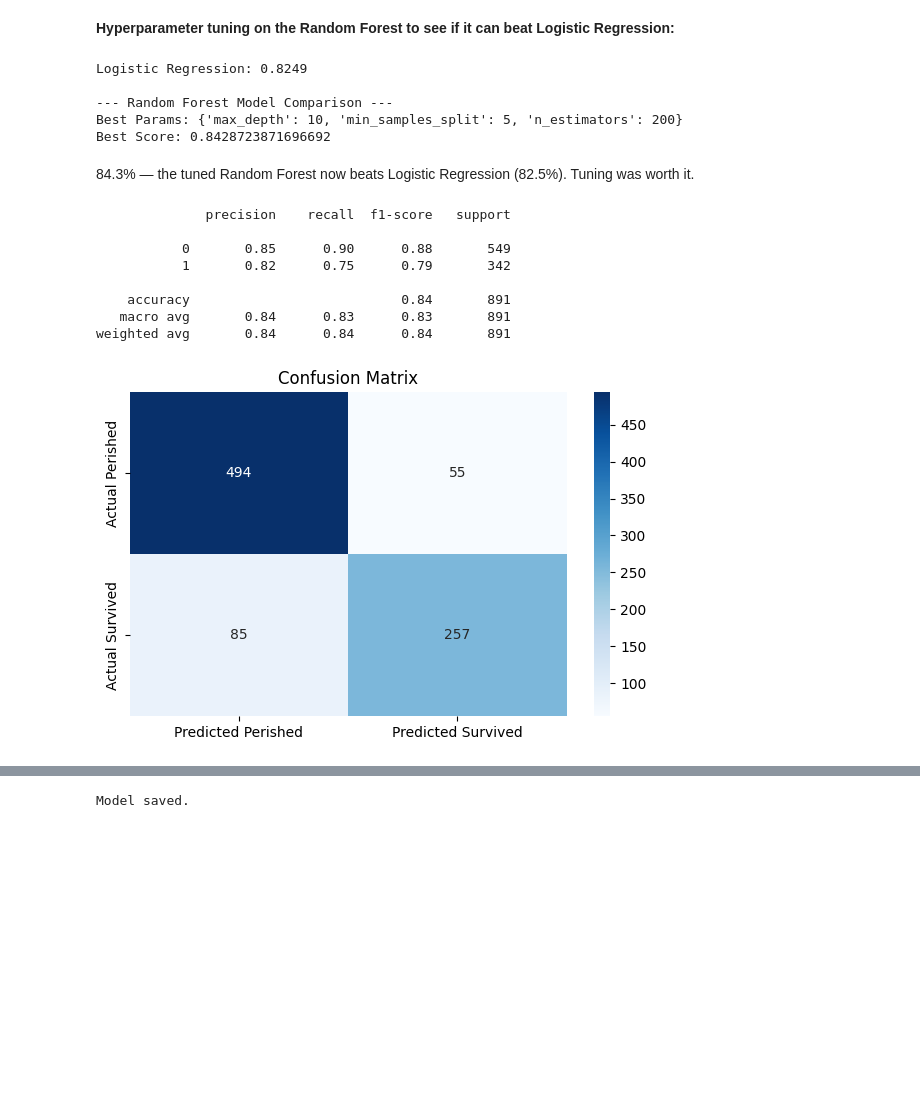
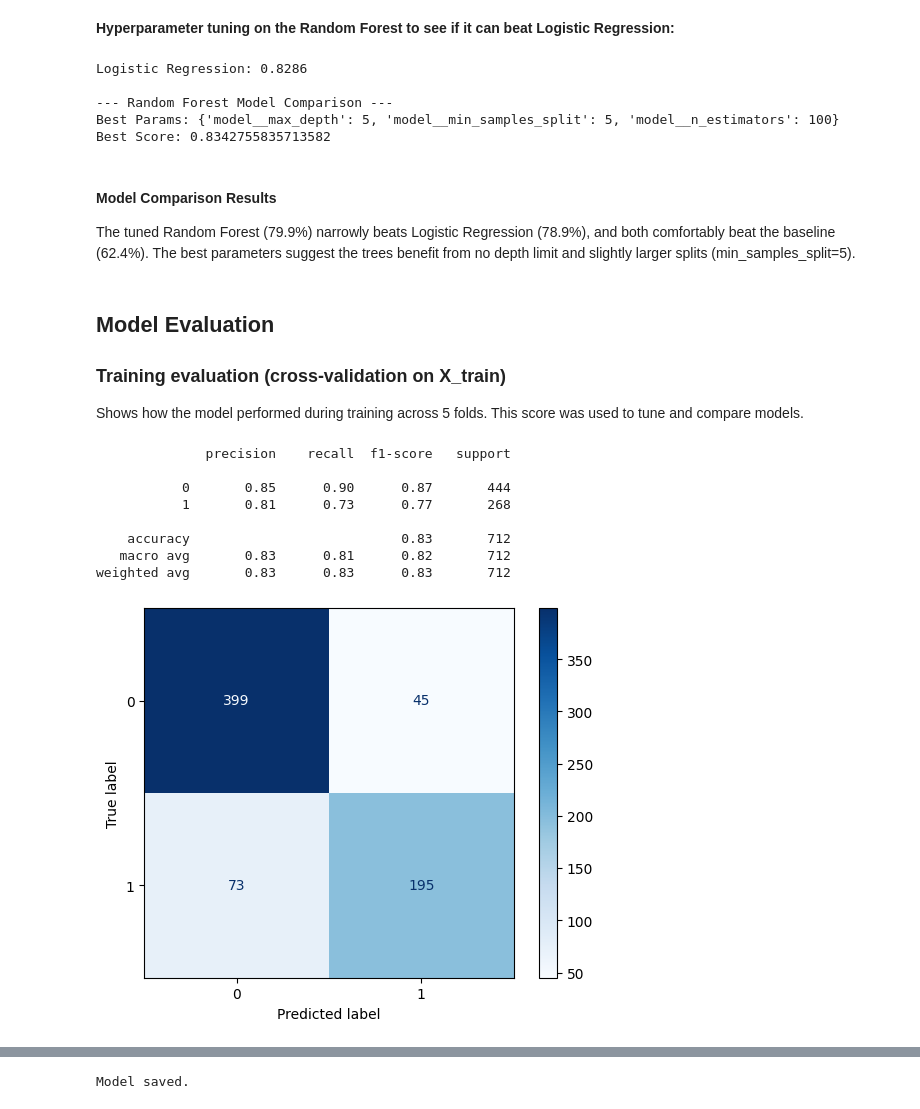
Before and after one commit to MaykInvest/Titanic-analysis, a Jupyter notebook: analysis.ipynb, the cells around one changed output, grey strips where cells are left out. Saved outputs shown, nothing was run; the diff lists cells and outputs as text; code cells hidden in the pictures; blank space fills up the shorter version.

```diff
--- a/analysis.ipynb
+++ b/analysis.ipynb
@@ -565,20 +587,21 @@ Random Forest:       0.8193
 **Hyperparameter tuning on the Random Forest to see if it can beat Logistic Regression:**
 # %%
 param_grid = {
-    'n_estimators': [100, 200],
-    'max_depth': [None, 5, 10],
-    'min_samples_split': [2, 5],
-}
+    'model__n_estimators': [100, 200],
+    'model__max_depth': [None, 5, 10],
+    'model__min_samples_split': [2, 5],}
 
 grid = GridSearchCV(
-    estimator=RandomForestClassifier(random_state=42),
+    estimator=Pipeline(steps=[
+        ('preprocessor', preprocessor),
+        ('model', RandomForestClassifier(random_state=42))
+    ]),
     param_grid=param_grid,
     cv=cv,
     scoring='accuracy',
-    n_jobs=-1
-)
+    n_jobs=-1)
 
-grid.fit(X, y)
+grid.fit(X_train, y_train)
 
 print(f"Logistic Regression: {lr_scores.mean():.4f}")
 print()
@@ -586,37 +609,45 @@ print("--- Random Forest Model Comparison ---")
 print("Best Params:", grid.best_params_)
 print("Best Score:", grid.best_score_)
 # %% [output]
-Logistic Regression: 0.8249
+Logistic Regression: 0.8286
 
 --- Random Forest Model Comparison ---
-Best Params: {'max_depth': 10, 'min_samples_split': 5, 'n_estimators': 200}
-Best Score: 0.8428723871696692
+Best Params: {'model__max_depth': 5, 'model__min_samples_split': 5, 'model__n_estimators': 100}
+Best Score: 0.8342755835713582
+# %% [markdown]
+#### Model Comparison Results
+
+The tuned Random Forest (79.9%) narrowly beats Logistic Regression (78.9%),
+and both comfortably beat the baseline (62.4%).
+The best parameters suggest the trees benefit from no depth limit and slightly
+larger splits (min_samples_split=5).
 # %% [markdown]
-84.3% — the tuned Random Forest now beats Logistic Regression (82.5%). Tuning was worth it.
+## Model Evaluation
+
+### Training evaluation (cross-validation on X_train)
+Shows how the model performed during training across 5 folds.
+This score was used to tune and compare models.
 # %%
 best_model = grid.best_estimator_
 
-y_pred = cross_val_predict(best_model, X, y, cv=cv)
-
-print(classification_report(y, y_pred))
+y_pred = cross_val_predict(best_model, X_train, y_train, cv=cv)
+print(classification_report(y_train, y_pred))
 # %% [output]
               precision    recall  f1-score   support
 
-           0       0.85      0.90      0.88       549
-           1       0.82      0.75      0.79       342
+           0       0.85      0.90      0.87       444
+           1       0.81      0.73      0.77       268
 
-    accuracy                           0.84       891
-   macro avg       0.84      0.83      0.83       891
-weighted avg       0.84      0.84      0.84       891
+    accuracy                           0.83       712
+   macro avg       0.83      0.81      0.82       712
+weighted avg       0.83      0.83      0.83       712
-# %%
-cm = confusion_matrix(y, y_pred)
-
-plt.figure(figsize=(6, 4))
-sns.heatmap(cm, annot=True, fmt='d', cmap='Blues',
-            xticklabels=['Predicted Perished', 'Predicted Survived'],
-            yticklabels=['Actual Perished', 'Actual Survived'])
-plt.title('Confusion Matrix')
-plt.tight_layout()
-plt.show()
-# %% [output]
-[figure, removed]
+# %%
+# Confusion matrix
+cm = confusion_matrix(y_train, y_pred)
+
+# Display
+disp = ConfusionMatrixDisplay(confusion_matrix=cm)
+disp.plot(cmap="Blues")
+plt.show()
+# %% [output]
+[figure, added]
```
Also changed, not shown: parts of 24 cells of this notebook, 2 other files.
